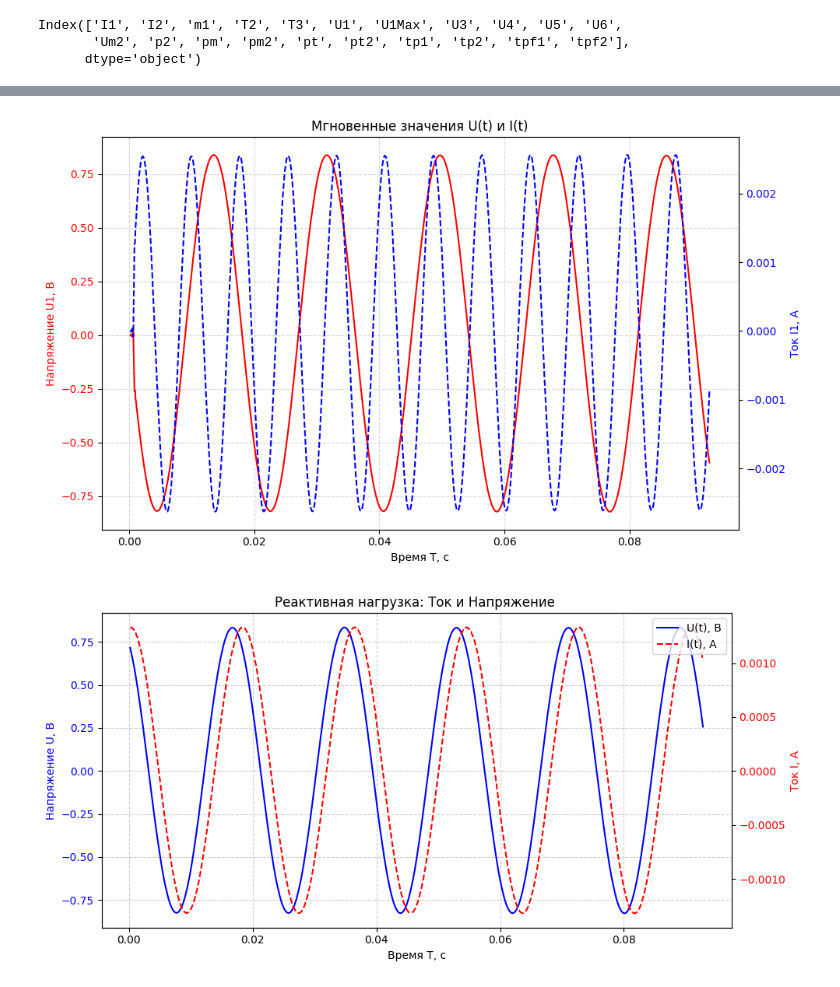
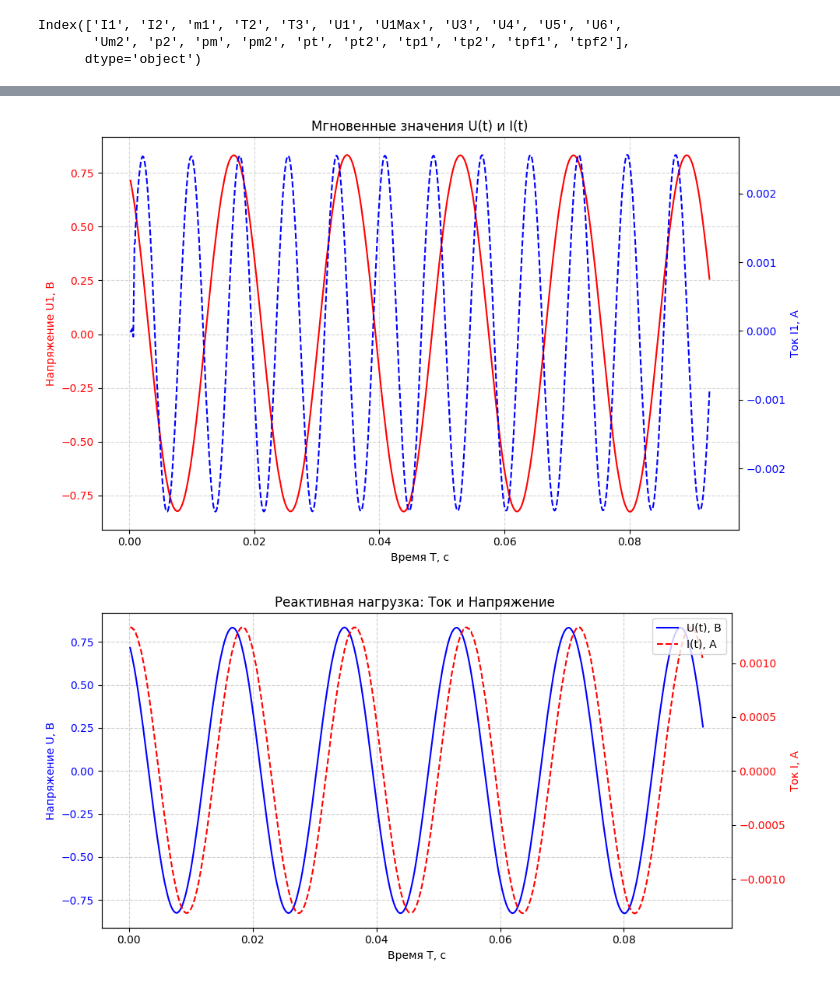
Before and after one commit to aerjiemi/physlab, a Jupyter notebook: 11/11.ipynb, the cells around one changed output, grey strips where cells are left out. Saved outputs shown, nothing was run; the diff lists cells and outputs as text; code cells hidden in the pictures.

```diff
--- a/11/11.ipynb
+++ b/11/11.ipynb
@@ -56,32 +56,32 @@ plt.show()
 # %%
 import matplotlib.pyplot as plt
 import pandas as pd
 
 
 t_data = df['T2']
-u_data = df['U1']
+u_data = df['U5']
 i_data = df['I1']
 
 fig1, ax1 = plt.subplots(figsize=(10, 6))
 
 ax1.plot(t_data, u_data, color='red', label='U1(t)', linewidth=1.5)
 ax1.set_xlabel('Время T, с')
 ax1.set_ylabel('Напряжение U1, В', color='red')
 ax1.tick_params(axis='y', labelcolor='red')
 ax1.grid(True, which='both', linestyle='--', alpha=0.5)
 
 ax2 = ax1.twinx()
 ax2.plot(t_data, i_data, color='blue', linestyle='--', label='I1(t)', linewidth=1.5)
 ax2.set_ylabel('Ток I1, А', color='blue')
 ax2.tick_params(axis='y', labelcolor='blue')
 
 
 plt.title('Мгновенные значения U(t) и I(t)')
 fig1.tight_layout()
 plt.savefig('U_I_plot.png')
 plt.show()
 # %% [output]
-[figure, old version]
+[figure, new version]
 # %%
 # РЕАКТИВНОЕ
 
```
Also changed, not shown: parts of 1 cell of this notebook.
